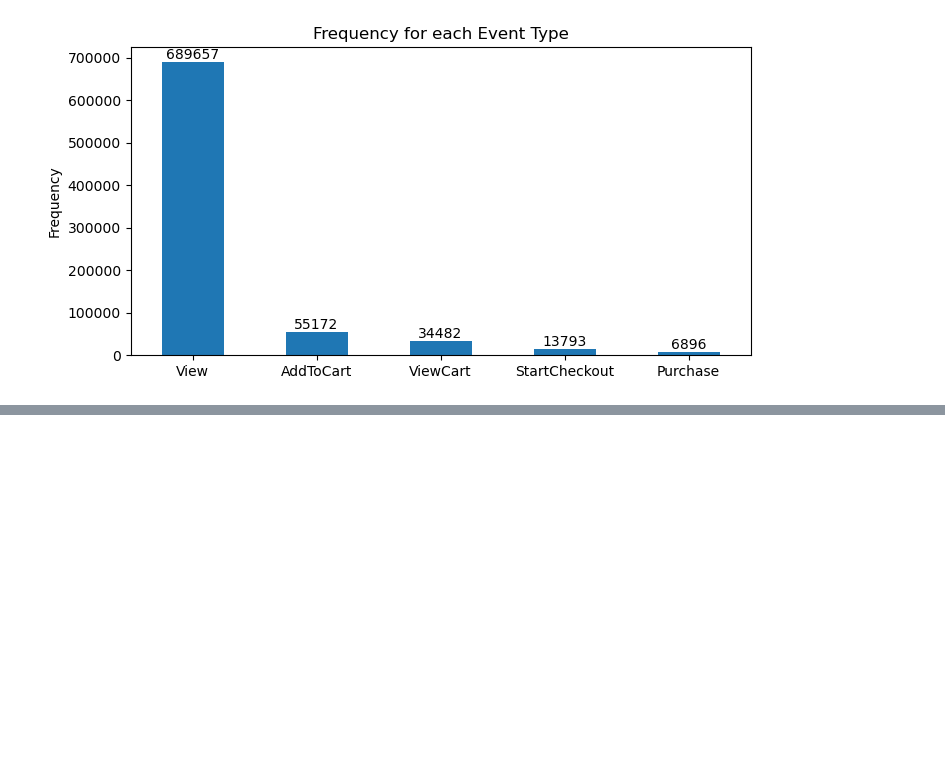
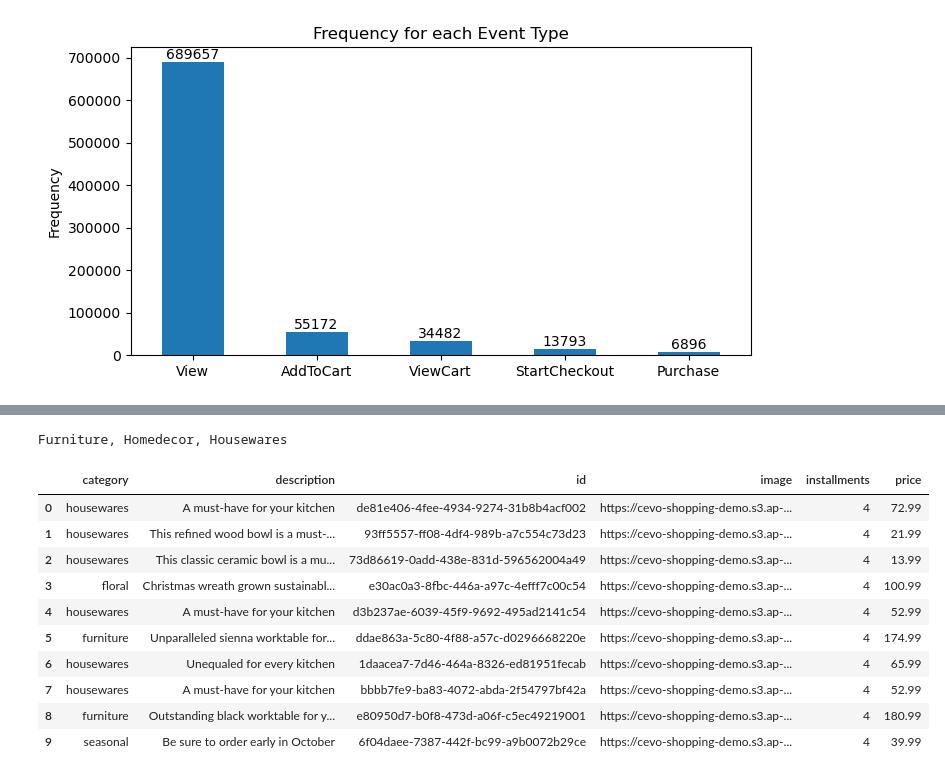
Before and after one commit to cevoaustralia/matrix_factorization_recommender, a Jupyter notebook: fake_data/scratch.ipynb, the cells around one changed output, grey strips where cells are left out. Cells and saved outputs as stored; diff of their text form; code cells hidden in the pictures; blank space fills up the shorter version.

```diff
--- a/fake_data/scratch.ipynb
+++ b/fake_data/scratch.ipynb
@@ -50,0 +96,22 @@ for bars in ax.containers:
+# %%
+url = 'https://58spt4nge9.execute-api.ap-southeast-2.amazonaws.com/Prod/products?user_id=1'
+# %%
+response = requests.get(url)
+json = response.json()
+df = pd.DataFrame(json)
+
+print('Furniture, Homedecor, Housewares\n')
+df.head(10)
+# %% [output]
+Furniture, Homedecor, Housewares
+|  | category | description | id | image | installments | price |
+| 0 | housewares | A must-have for your kitchen | de81e406-4fee-4934-9274-31b8b4acf002 | https://cevo-shopping-demo.s3.ap-... | 4 | 72.99 |
+| 1 | housewares | This refined wood bowl is a must-... | 93ff5557-ff08-4df4-989b-a7c554c73d23 | https://cevo-shopping-demo.s3.ap-... | 4 | 21.99 |
+| 2 | housewares | This classic ceramic bowl is a mu... | 73d86619-0add-438e-831d-596562004a49 | https://cevo-shopping-demo.s3.ap-... | 4 | 13.99 |
+| 3 | floral | Christmas wreath grown sustainabl... | e30ac0a3-8fbc-446a-a97c-4efff7c00c54 | https://cevo-shopping-demo.s3.ap-... | 4 | 100.99 |
+| 4 | housewares | A must-have for your kitchen | d3b237ae-6039-45f9-9692-495ad2141c54 | https://cevo-shopping-demo.s3.ap-... | 4 | 52.99 |
+| 5 | furniture | Unparalleled sienna worktable for... | ddae863a-5c80-4f88-a57c-d0296668220e | https://cevo-shopping-demo.s3.ap-... | 4 | 174.99 |
+| 6 | housewares | Unequaled for every kitchen | 1daacea7-7d46-464a-8326-ed81951fecab | https://cevo-shopping-demo.s3.ap-... | 4 | 65.99 |
+| 7 | housewares | A must-have for your kitchen | bbbb7fe9-ba83-4072-abda-2f54797bf42a | https://cevo-shopping-demo.s3.ap-... | 4 | 52.99 |
+| 8 | furniture | Outstanding black worktable for y... | e80950d7-b0f8-473d-a06f-c5ec49219001 | https://cevo-shopping-demo.s3.ap-... | 4 | 180.99 |
+| 9 | seasonal | Be sure to order early in October | 6f04daee-7387-442f-bc99-a9b0072b29ce | https://cevo-shopping-demo.s3.ap-... | 4 | 39.99 |
```
Also changed, not shown: parts of 5 cells of this notebook, 5 other files.
